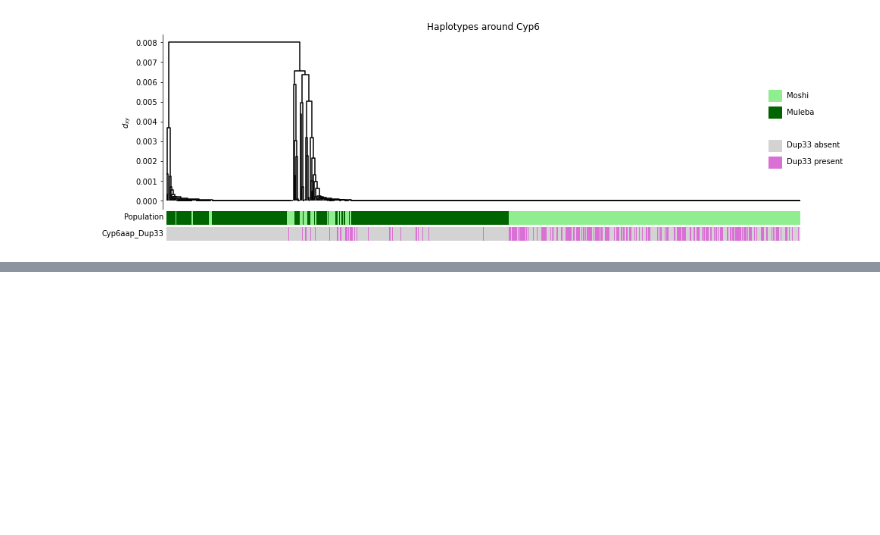
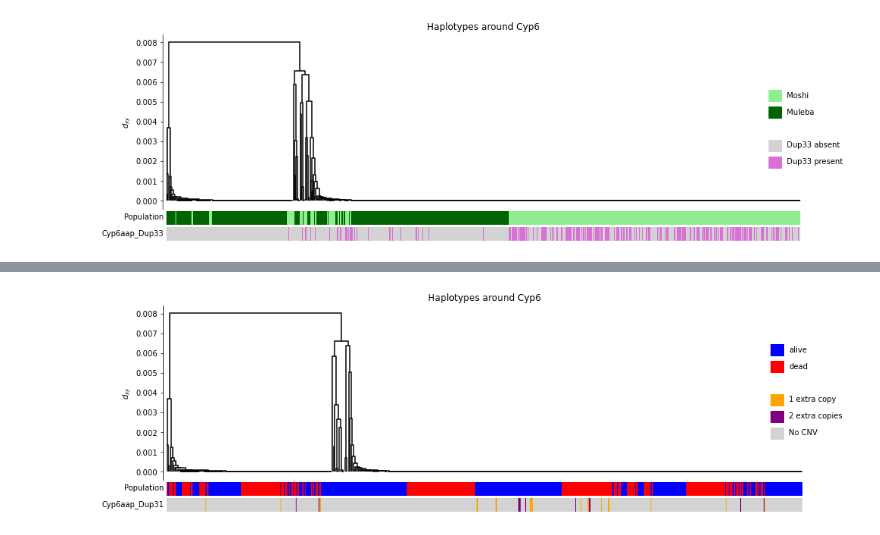
Before and after one commit to vigg-lstm/GAARD_east, a Jupyter notebook: CNV_analysis/sweeps/Cyp6_CNV_haplotypes.ipynb, the cells around one changed output, grey strips where cells are left out. Cells and saved outputs as stored; diff of their text form; code cells hidden in the pictures; blank space fills up the shorter version.

Commit message:
Added haplotypes to CNV_analysis

```diff
--- a/CNV_analysis/sweeps/Cyp6_CNV_haplotypes.ipynb
+++ b/CNV_analysis/sweeps/Cyp6_CNV_haplotypes.ipynb
@@ -549,0 +546,4 @@ haptree_region_Dup33
+# %%
+# Instead of labelling by region, label by phenotype
+phen = pd.read_csv('../../data/sample_phenotypes_EA.csv', sep = '\t', index_col = 'specimen')
+phen
@@ -549,0 +565,6 @@ haptree_region_Dup33
+# %%
+hap_meta_Dup31['insecticide'] = phen.loc[hap_meta_Dup31['partner_sample_id'], ['insecticide']].values
+hap_meta_Dup31['phenotype'] = phen.loc[hap_meta_Dup31['partner_sample_id'], ['phenotype']].values
+hap_meta_Dup33['insecticide'] = phen.loc[hap_meta_Dup33['partner_sample_id'], ['insecticide']].values
+hap_meta_Dup33['phenotype'] = phen.loc[hap_meta_Dup33['partner_sample_id'], ['phenotype']].values
+hap_meta_Dup33
@@ -549,0 +605,37 @@ haptree_region_Dup33
+# %%
+which_delta_Dup31 = hap_meta_Dup31['insecticide'] == 'Delta'
+which_delta_Dup33 = hap_meta_Dup33['insecticide'] == 'Delta'
+hap_meta_Dup31_delta = hap_meta_Dup31.loc[which_delta_Dup31, :]
+hap_meta_Dup33_delta = hap_meta_Dup33.loc[which_delta_Dup33, :]
+# %%
+phen_colours = {
+ 'dead' : "red",
+ 'alive' : "blue",
+}
+
+# Calculate the distance matrix
+loc_hap_Dup31_delta = loc_hap_Dup31[:, which_delta_Dup31]
+dist = allel.pairwise_distance(loc_hap_Dup31_delta, metric = 'hamming')
+site_filter = ag3.snp_calls(region=haptree_region_Dup31, sample_sets="3.7")['variant_filter_pass_arab']
+n_bases = np.sum(site_filter.values)
+dist_dxy_Dup31 = dist * loc_hap_Dup31_delta.n_variants / n_bases
+
+z = scipy.cluster.hierarchy.linkage(dist_dxy_Dup31, method="complete")
+r = scipy.cluster.hierarchy.dendrogram(
+        z, no_labels=True, count_sort=True,
+        color_threshold=0, no_plot=True,
+        above_threshold_color='k')
+
+# Now let's plot the haplotype clustering tree
+Dup31_status = np.array(['No CNV', '1 extra copy', '2 extra copies'])[np.repeat(Dup31_copy_number, 2)[which_delta_Dup31]]
+draw_hap_cluster_plot(z, r, loc_hap_Dup31,
+                      pop_colour_scheme = phen_colours,
+                      cnv_colour_scheme = dup_colours,
+                      labels_for_pop_colours = hap_meta_Dup31_delta['phenotype'],
+                      labels_for_cnv_colours = Dup31_status,
+                      cnv_name = 'Cyp6aap_Dup31',
+                      title = 'Haplotypes around Cyp6',
+                      fn = 'Cyp6_Dup31_haplotype_clustering_phenotype.png'
+)
+# %% [output]
+[figure, added]
```
Also changed, not shown: parts of 4 cells of this notebook, 5 other files.
